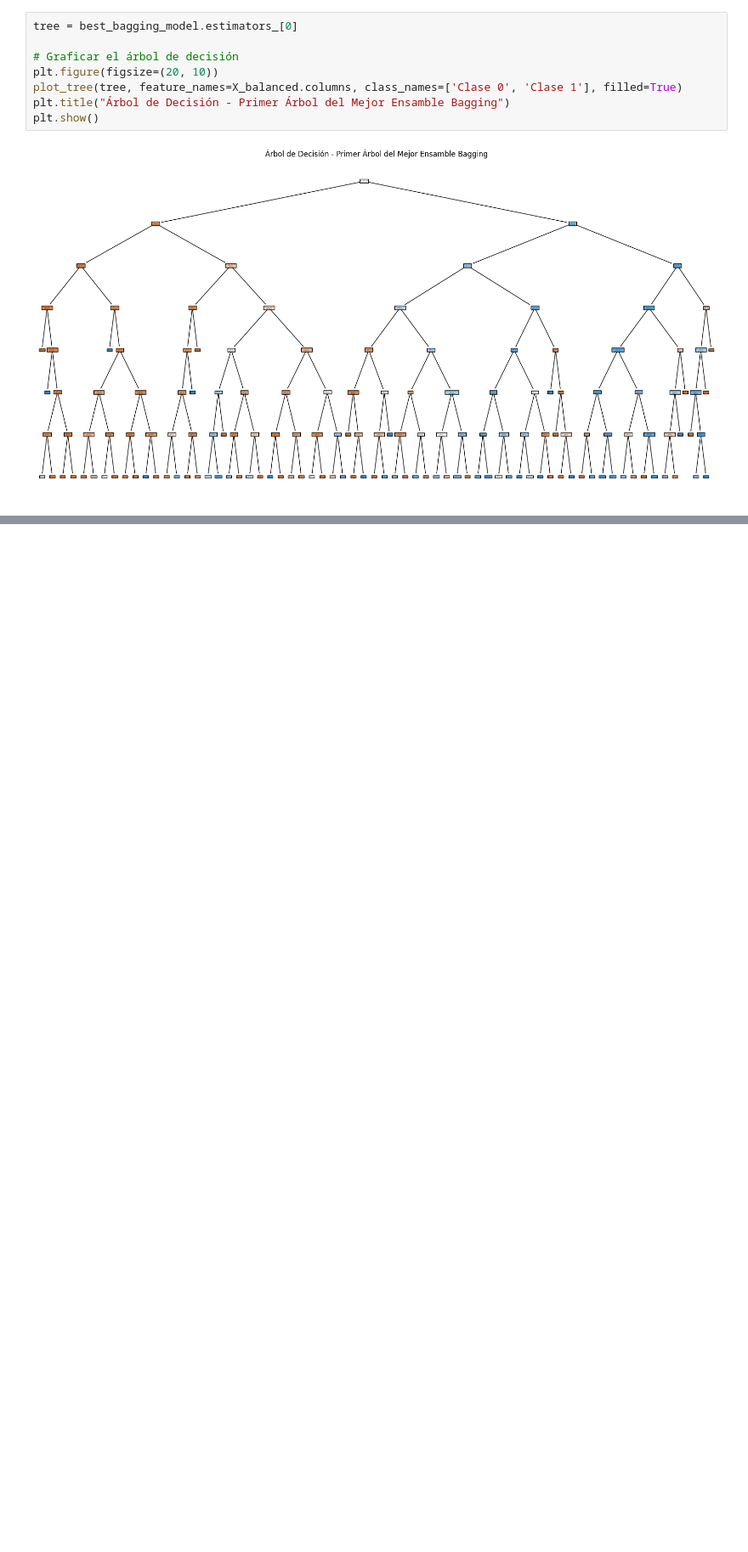
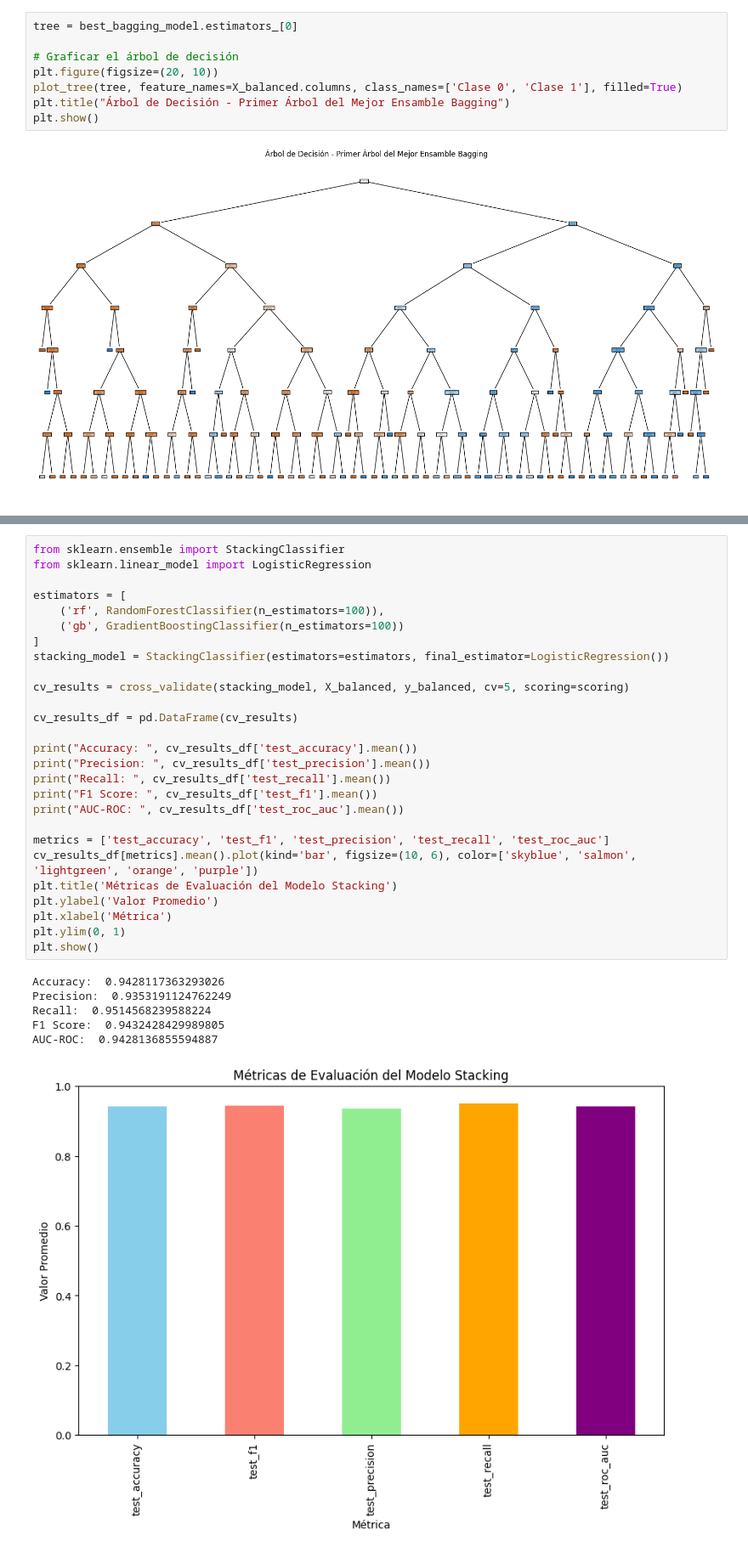
Before and after one commit to crxsx0/solemne-2-mineria-de-datos, a Jupyter notebook: main.ipynb, the cells around one changed output, grey strips where cells are left out. Shown at 85% size. Saved outputs shown, nothing was run; the diff lists cells and outputs as text; blank space fills up the shorter version.

```diff
--- a/main.ipynb
+++ b/main.ipynb
@@ -741,0 +853,34 @@ plt.show()
+# %%
+from sklearn.ensemble import StackingClassifier
+from sklearn.linear_model import LogisticRegression
+
+estimators = [
+    ('rf', RandomForestClassifier(n_estimators=100)),
+    ('gb', GradientBoostingClassifier(n_estimators=100))
+]
+stacking_model = StackingClassifier(estimators=estimators, final_estimator=LogisticRegression())
+
+cv_results = cross_validate(stacking_model, X_balanced, y_balanced, cv=5, scoring=scoring)
+
+cv_results_df = pd.DataFrame(cv_results)
+
+print("Accuracy: ", cv_results_df['test_accuracy'].mean())
+print("Precision: ", cv_results_df['test_precision'].mean())
+print("Recall: ", cv_results_df['test_recall'].mean())
+print("F1 Score: ", cv_results_df['test_f1'].mean())
+print("AUC-ROC: ", cv_results_df['test_roc_auc'].mean())
+
+metrics = ['test_accuracy', 'test_f1', 'test_precision', 'test_recall', 'test_roc_auc']
+cv_results_df[metrics].mean().plot(kind='bar', figsize=(10, 6), color=['skyblue', 'salmon', 'lightgreen', 'orange', 'purple'])
+plt.title('Métricas de Evaluación del Modelo Stacking')
+plt.ylabel('Valor Promedio')
+plt.xlabel('Métrica')
+plt.ylim(0, 1)
+plt.show()
+# %% [output]
+Accuracy:  0.9428117363293026
+Precision:  0.9353191124762249
+Recall:  0.9514568239588224
+F1 Score:  0.9432428429989805
+AUC-ROC:  0.9428136855594887
+[figure, added]
```
Also changed, not shown: parts of 15 cells of this notebook.
